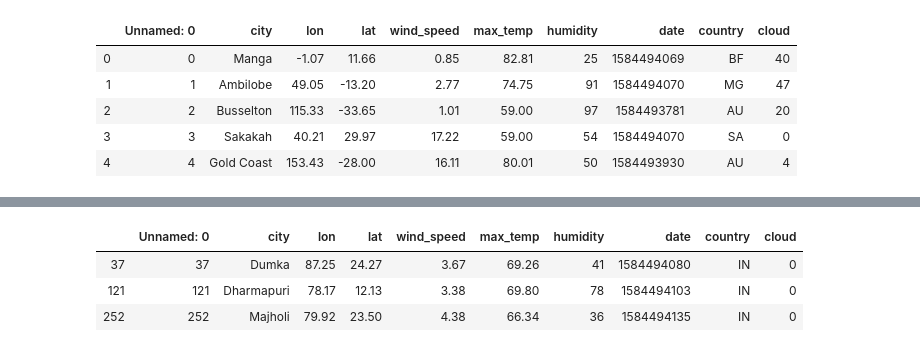
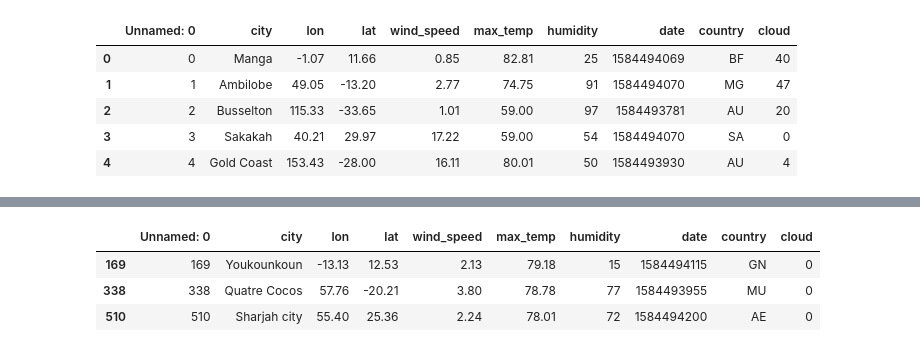
Before and after one commit to edwinmccracken/python-api-challenge, a Jupyter notebook: VacationPy/VacationPy.ipynb, the cells around one changed output, grey strips where cells are left out. Saved outputs shown, nothing was run; the diff lists cells and outputs as text; code cells hidden in the pictures.

```diff
--- a/VacationPy/VacationPy.ipynb
+++ b/VacationPy/VacationPy.ipynb
@@ -39,19 +38,19 @@ fig
 # %% [output]
 [interactive output not drawn]
 # %%
-df_temp = df[(df.max_temp > 66)]
+df_temp = df[(df.max_temp > 78)]
 df_temp
 
-df_temp2 = df_temp[(df_temp.max_temp < 70)]
+df_temp2 = df_temp[(df_temp.max_temp < 85)]
 df_temp2
 
 df_wind = df_temp2[(df_temp2.wind_speed < 5)]
 df_wind
 
 df_cloud = df_wind[(df_wind.cloud == 0)]
 df_cloud
 # %% [output]
 |  | Unnamed: 0 | city | lon | lat | wind_speed | max_temp | humidity | date | country | cloud |
-| 37 | 37 | Dumka | 87.25 | 24.27 | 3.67 | 69.26 | 41 | 1584494080 | IN | 0 |
-| 121 | 121 | Dharmapuri | 78.17 | 12.13 | 3.38 | 69.80 | 78 | 1584494103 | IN | 0 |
-| 252 | 252 | Majholi | 79.92 | 23.50 | 4.38 | 66.34 | 36 | 1584494135 | IN | 0 |
+| 169 | 169 | Youkounkoun | -13.13 | 12.53 | 2.13 | 79.18 | 15 | 1584494115 | GN | 0 |
+| 338 | 338 | Quatre Cocos | 57.76 | -20.21 | 3.80 | 78.78 | 77 | 1584493955 | MU | 0 |
+| 510 | 510 | Sharjah city | 55.40 | 25.36 | 2.24 | 78.01 | 72 | 1584494200 | AE | 0 |
```
Also changed, not shown: parts of 20 cells of this notebook, 3 other files.
